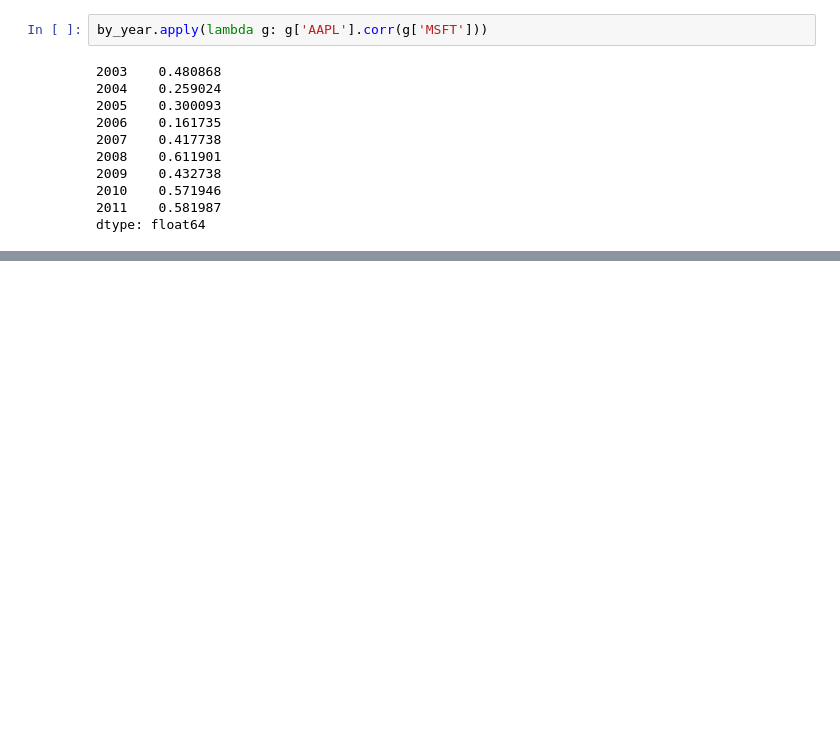
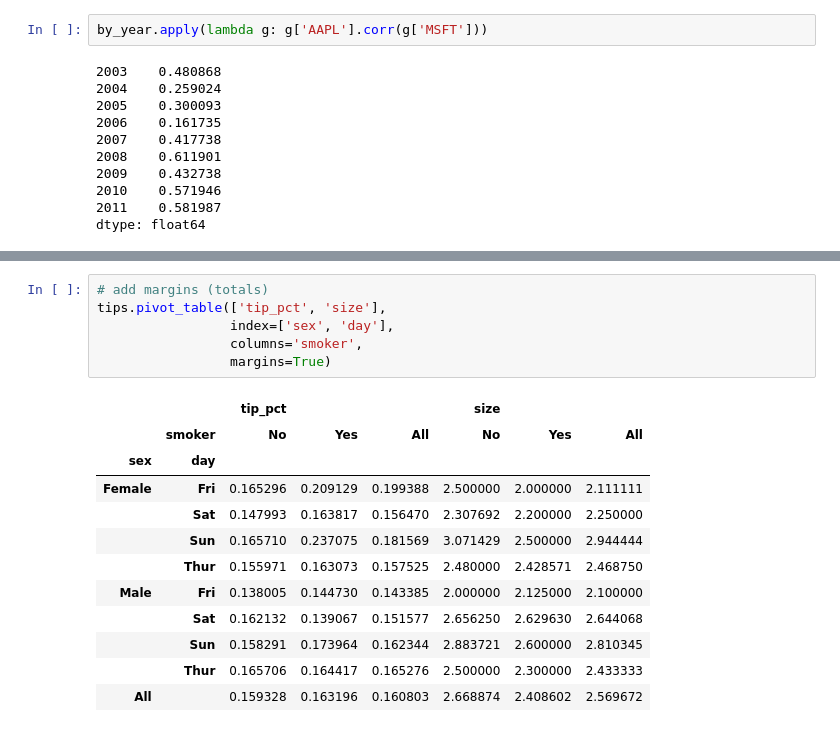
Before and after one commit to rerwin21/python_for_data_analysis, a Jupyter notebook: chap_9.ipynb, the cells around one changed output, grey strips where cells are left out. Cells and saved outputs as stored; diff of their text form; blank space fills up the shorter version.

```diff
--- a/chap_9.ipynb
+++ b/chap_9.ipynb
@@ -1232,0 +1296,19 @@ dtype: float64
+# %%
+# add margins (totals)
+tips.pivot_table(['tip_pct', 'size'],
+                 index=['sex', 'day'],
+                 columns='smoker',
+                 margins=True)
+# %% [output]
+|  |  | tip_pct |  |  | size |  |  |
+|  | smoker | No | Yes | All | No | Yes | All |
+| sex | day |  |  |  |  |  |  |
+| Female | Fri | 0.165296 | 0.209129 | 0.199388 | 2.500000 | 2.000000 | 2.111111 |
+|  | Sat | 0.147993 | 0.163817 | 0.156470 | 2.307692 | 2.200000 | 2.250000 |
+|  | Sun | 0.165710 | 0.237075 | 0.181569 | 3.071429 | 2.500000 | 2.944444 |
+|  | Thur | 0.155971 | 0.163073 | 0.157525 | 2.480000 | 2.428571 | 2.468750 |
+| Male | Fri | 0.138005 | 0.144730 | 0.143385 | 2.000000 | 2.125000 | 2.100000 |
+|  | Sat | 0.162132 | 0.139067 | 0.151577 | 2.656250 | 2.629630 | 2.644068 |
+|  | Sun | 0.158291 | 0.173964 | 0.162344 | 2.883721 | 2.600000 | 2.810345 |
+|  | Thur | 0.165706 | 0.164417 | 0.165276 | 2.500000 | 2.300000 | 2.433333 |
+| All |  | 0.159328 | 0.163196 | 0.160803 | 2.668874 | 2.408602 | 2.569672 |
```
Also changed, not shown: parts of 12 cells of this notebook.
